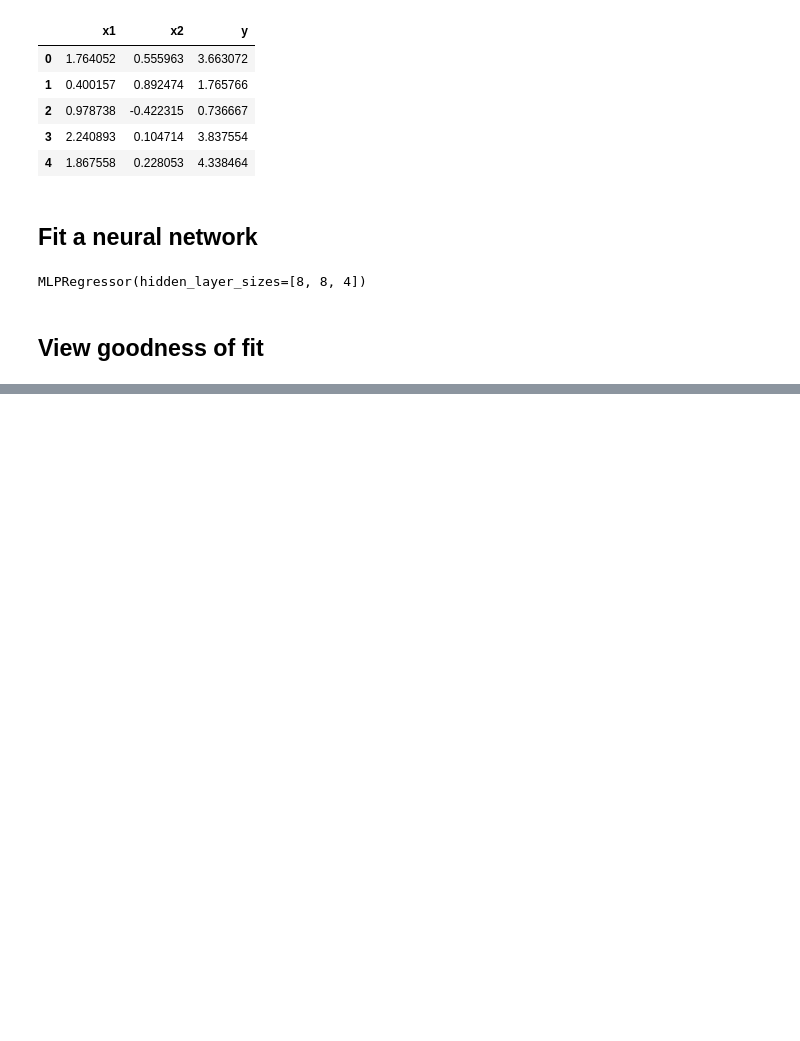
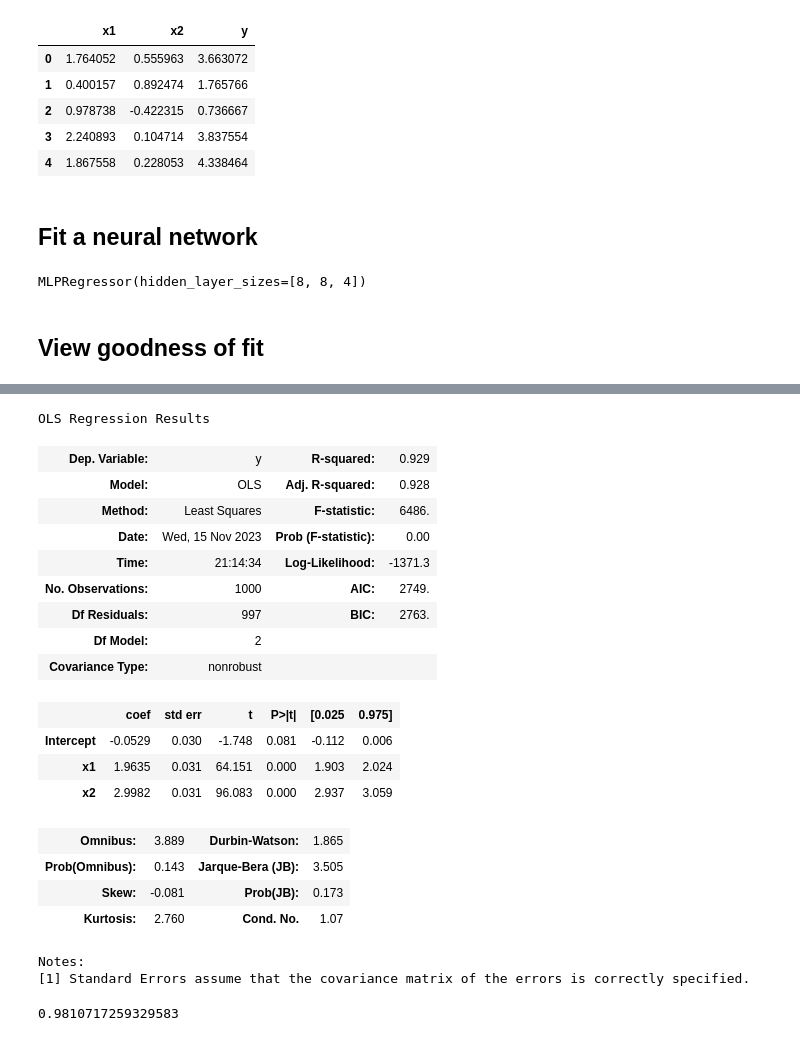
Before and after one commit to kerryback/MGMT638, a Jupyter notebook: notebooks/08b-neural_nets.ipynb, the cells around one changed output, grey strips where cells are left out. Drawn from its saved outputs; the diff is of its cells as text; code cells hidden in the pictures; blank space fills up the shorter version.

```diff
--- a/notebooks/08b-neural_nets.ipynb
+++ b/notebooks/08b-neural_nets.ipynb
@@ -89,0 +94,33 @@ plt.show()
+# %%
+import statsmodels.formula.api as smf
+model = smf.ols("y ~ x1 + x2", data=df)
+result = model.fit()
+result.summary()
+# %% [output]
+OLS Regression Results
+| Dep. Variable: | y | R-squared: | 0.929 |
+| Model: | OLS | Adj. R-squared: | 0.928 |
+| Method: | Least Squares | F-statistic: | 6486. |
+| Date: | Wed, 15 Nov 2023 | Prob (F-statistic): | 0.00 |
+| Time: | 21:14:34 | Log-Likelihood: | -1371.3 |
+| No. Observations: | 1000 | AIC: | 2749. |
+| Df Residuals: | 997 | BIC: | 2763. |
+| Df Model: | 2 |  |  |
+| Covariance Type: | nonrobust |  |  |
+|  | coef | std err | t | P>|t| | [0.025 | 0.975] |
+| Intercept | -0.0529 | 0.030 | -1.748 | 0.081 | -0.112 | 0.006 |
+| x1 | 1.9635 | 0.031 | 64.151 | 0.000 | 1.903 | 2.024 |
+| x2 | 2.9982 | 0.031 | 96.083 | 0.000 | 2.937 | 3.059 |
+| Omnibus: | 3.889 | Durbin-Watson: | 1.865 |
+| Prob(Omnibus): | 0.143 | Jarque-Bera (JB): | 3.505 |
+| Skew: | -0.081 | Prob(JB): | 0.173 |
+| Kurtosis: | 2.760 | Cond. No. | 1.07 |
+Notes:
+[1] Standard Errors assume that the covariance matrix of the errors is correctly specified.
+# %%
+from sklearn.ensemble import RandomForestRegressor
+forest = RandomForestRegressor(max_depth=10)
+forest.fit(X=df[["x1", "x2"]], y=df.y)
+forest.score(X=df[["x1", "x2"]], y=df.y)
+# %% [output]
+0.9810717259329583
```
Also changed, not shown: parts of 3 cells of this notebook, 11 other files.
